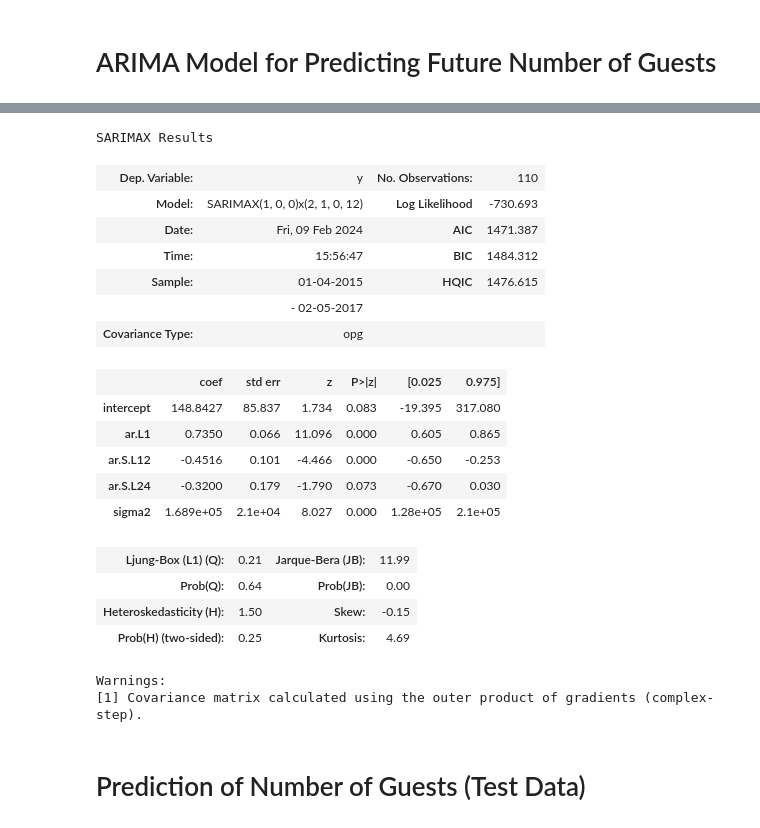
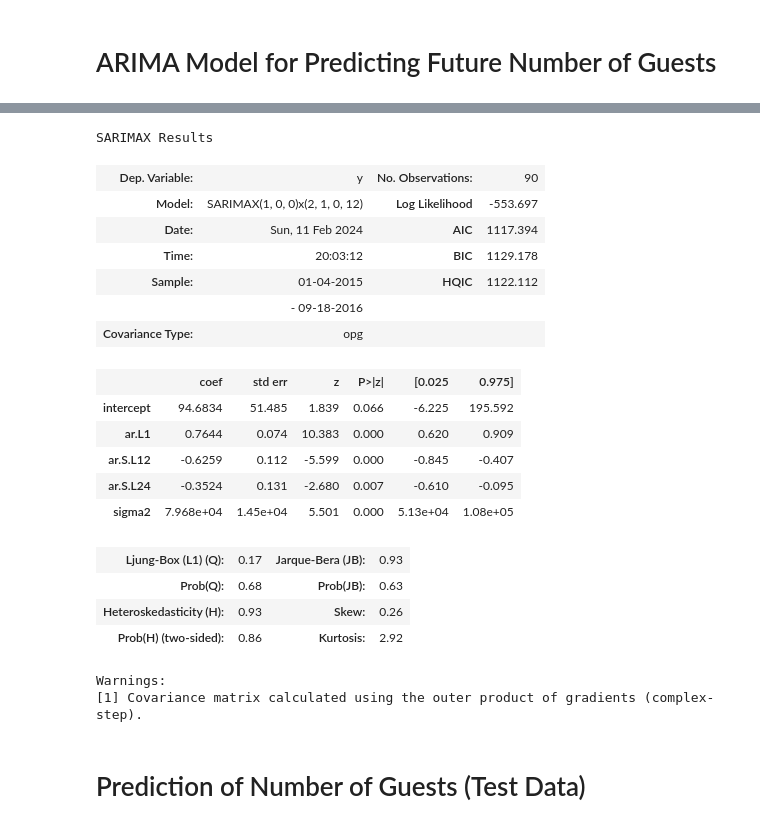
Before and after one commit to MarkoHaralovic/Prediction-of-Hotel-Occupancy, a Jupyter notebook: prediction-of-hotel-occupancy/notebooks/hotel-booking-demand-num-of-guest-prediction.ipynb, the cells around one changed output, grey strips where cells are left out. Cells and saved outputs as stored; diff of their text form; code cells hidden in the pictures.

```diff
--- a/prediction-of-hotel-occupancy/notebooks/hotel-booking-demand-num-of-guest-prediction.ipynb
+++ b/prediction-of-hotel-occupancy/notebooks/hotel-booking-demand-num-of-guest-prediction.ipynb
@@ -151,0 +178,4 @@ Name: ukupno_gostiju, dtype: int64
+# %%
+data['duljina_boravka'] = data['datum_odjave'] - data['datum_dolaska']
+data['duljina_boravka'] = data['duljina_boravka'].dt.days
+data.head(10)
@@ -160,0 +207,5 @@ dataNoCancel = dataNoCancel.reset_index(drop=True)
+# %%
+dataResort = data[data['hotel_id'] == 0]
+dataCity = data[data['hotel_id'] == 1]
+
+assert len(dataResort) + len(dataCity) == len(data)
@@ -174,0 +249,7 @@ NumberOfGuestsWeekly.head()
+# %%
+# Calculating Number of Guests Weekly - Resort Hotel
+NumberOfGuestsCity = dataCity[['datum_dolaska', 'ukupno_gostiju']]
+NumberOfGuestsWeeklyCity = dataCity['ukupno_gostiju'].groupby(dataCity['datum_dolaska']).sum()
+NumberOfGuestsWeeklyCity = NumberOfGuestsWeeklyCity.resample('w').sum().to_frame()
+NumberOfGuestsWeeklyCity = NumberOfGuestsWeeklyCity[~(NumberOfGuestsWeeklyCity['ukupno_gostiju']==0)]
+NumberOfGuestsWeeklyCity.head(6)
@@ -206,11 +300,11 @@ plt.show()
 # %%
-train_test_split = 110 # int(len(NumberOfGuestsWeekly)*0.8)
+train_test_split_city = 90 #int(len(NumberOfGuestsWeeklyCity)*0.8)
 
-trainData = NumberOfGuestsWeekly[:train_test_split]
-testData = NumberOfGuestsWeekly[train_test_split:]
+trainData_city = NumberOfGuestsWeeklyCity[:train_test_split_city]
+testData_city = NumberOfGuestsWeeklyCity[train_test_split_city:]
 # %%
 # Fit auto_arima function to NumberOfGuests_CityWeekly Dataset
-stepwise_fit = auto_arima(trainData['ukupno_gostiju'], start_p=1, start_q=1,
+stepwise_fit = auto_arima(trainData_city['ukupno_gostiju'], start_p=1, start_q=1,
                           max_p=3, max_q=3, m=12,
                           start_P=0, seasonal=True,
                           d=None, D=1, trace=True,
@@ -242,21 +336,21 @@ Total fit time: 20.385 seconds
 SARIMAX Results
-| Dep. Variable: | y | No. Observations: | 110 |
-| Model: | SARIMAX(1, 0, 0)x(2, 1, 0, 12) | Log Likelihood | -730.693 |
-| Date: | Fri, 09 Feb 2024 | AIC | 1471.387 |
-| Time: | 15:56:47 | BIC | 1484.312 |
-| Sample: | 01-04-2015 | HQIC | 1476.615 |
-|  | - 02-05-2017 |  |  |
+| Dep. Variable: | y | No. Observations: | 90 |
+| Model: | SARIMAX(1, 0, 0)x(2, 1, 0, 12) | Log Likelihood | -553.697 |
+| Date: | Sun, 11 Feb 2024 | AIC | 1117.394 |
+| Time: | 20:03:12 | BIC | 1129.178 |
+| Sample: | 01-04-2015 | HQIC | 1122.112 |
+|  | - 09-18-2016 |  |  |
 | Covariance Type: | opg |  |  |
 |  | coef | std err | z | P>|z| | [0.025 | 0.975] |
-| intercept | 148.8427 | 85.837 | 1.734 | 0.083 | -19.395 | 317.080 |
-| ar.L1 | 0.7350 | 0.066 | 11.096 | 0.000 | 0.605 | 0.865 |
-| ar.S.L12 | -0.4516 | 0.101 | -4.466 | 0.000 | -0.650 | -0.253 |
-| ar.S.L24 | -0.3200 | 0.179 | -1.790 | 0.073 | -0.670 | 0.030 |
-| sigma2 | 1.689e+05 | 2.1e+04 | 8.027 | 0.000 | 1.28e+05 | 2.1e+05 |
+| intercept | 94.6834 | 51.485 | 1.839 | 0.066 | -6.225 | 195.592 |
+| ar.L1 | 0.7644 | 0.074 | 10.383 | 0.000 | 0.620 | 0.909 |
+| ar.S.L12 | -0.6259 | 0.112 | -5.599 | 0.000 | -0.845 | -0.407 |
+| ar.S.L24 | -0.3524 | 0.131 | -2.680 | 0.007 | -0.610 | -0.095 |
+| sigma2 | 7.968e+04 | 1.45e+04 | 5.501 | 0.000 | 5.13e+04 | 1.08e+05 |
-| Ljung-Box (L1) (Q): | 0.21 | Jarque-Bera (JB): | 11.99 |
-| Prob(Q): | 0.64 | Prob(JB): | 0.00 |
-| Heteroskedasticity (H): | 1.50 | Skew: | -0.15 |
-| Prob(H) (two-sided): | 0.25 | Kurtosis: | 4.69 |
+| Ljung-Box (L1) (Q): | 0.17 | Jarque-Bera (JB): | 0.93 |
+| Prob(Q): | 0.68 | Prob(JB): | 0.63 |
+| Heteroskedasticity (H): | 0.93 | Skew: | 0.26 |
+| Prob(H) (two-sided): | 0.86 | Kurtosis: | 2.92 |
 Warnings:
 [1] Covariance matrix calculated using the outer product of gradients (complex-step).
 # %%
```
Also changed, not shown: parts of 40 cells of this notebook.
